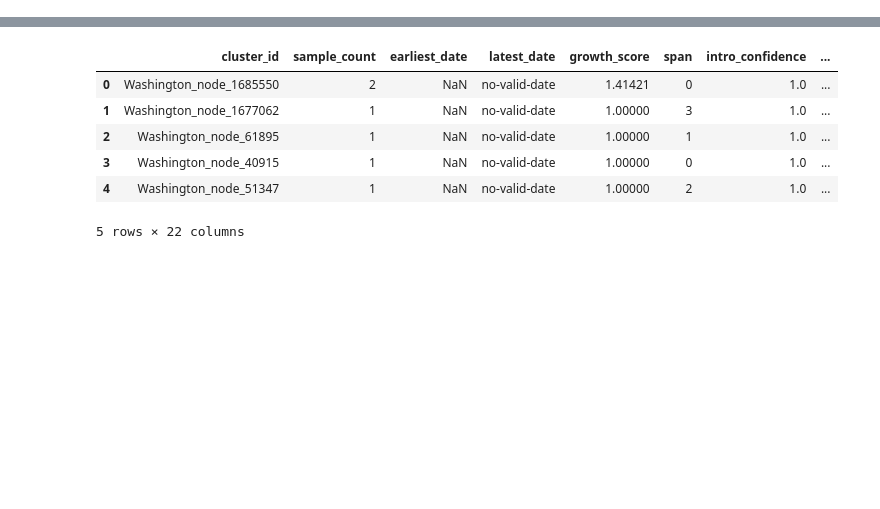
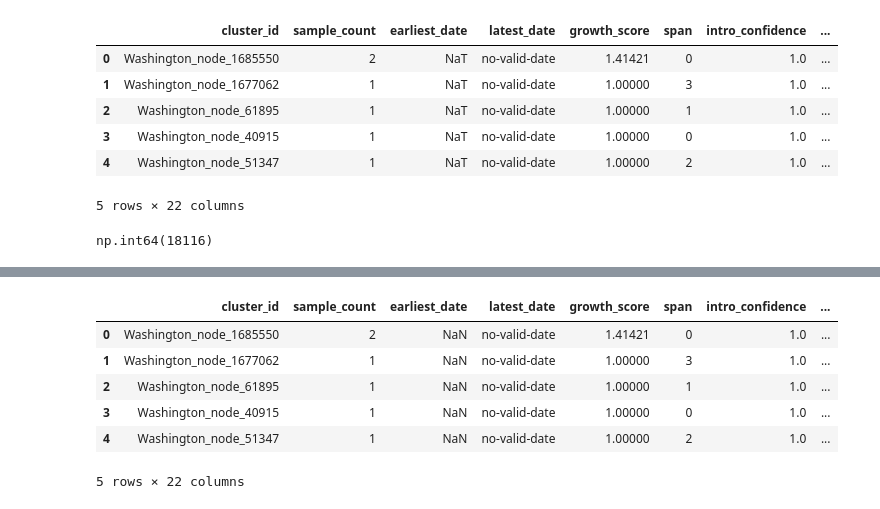
Before and after one commit to NSSAC/PhyloGAS, a Jupyter notebook: src/importation_analysis.ipynb, the cells around one changed output, grey strips where cells are left out. Drawn from its saved outputs; the diff is of its cells as text; code cells hidden in the pictures; blank space fills up the shorter version.

```diff
--- a/src/importation_analysis.ipynb
+++ b/src/importation_analysis.ipynb
@@ -20,0 +22,15 @@ Name: region, dtype: int64
+# %%
+df.head()
+# %% [output]
+|  | cluster_id | sample_count | earliest_date | latest_date | growth_score | span | intro_confidence | ... |
+| 0 | Washington_node_1685550 | 2 | NaT | no-valid-date | 1.41421 | 0 | 1.0 | ... |
+| 1 | Washington_node_1677062 | 1 | NaT | no-valid-date | 1.00000 | 3 | 1.0 | ... |
+| 2 | Washington_node_61895 | 1 | NaT | no-valid-date | 1.00000 | 1 | 1.0 | ... |
+| 3 | Washington_node_40915 | 1 | NaT | no-valid-date | 1.00000 | 0 | 1.0 | ... |
+| 4 | Washington_node_51347 | 1 | NaT | no-valid-date | 1.00000 | 2 | 1.0 | ... |
+5 rows × 22 columns
+# %%
+#for annotation_3 == B.1.617.2, and region == 'Virginia' count the total number of comma separated values in samples column
+df.loc[(df['annotation_3'] == 'B.1.617.2') & (df['region'] == 'Virginia'), 'samples'].str.split(',').apply(len).sum()
+# %% [output]
+np.int64(18116)
```
Also changed, not shown: parts of 14 cells of this notebook, 1 other file.
